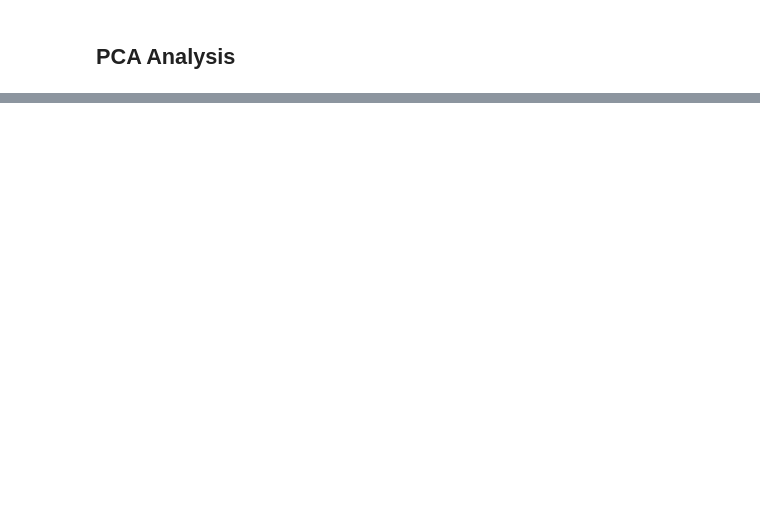
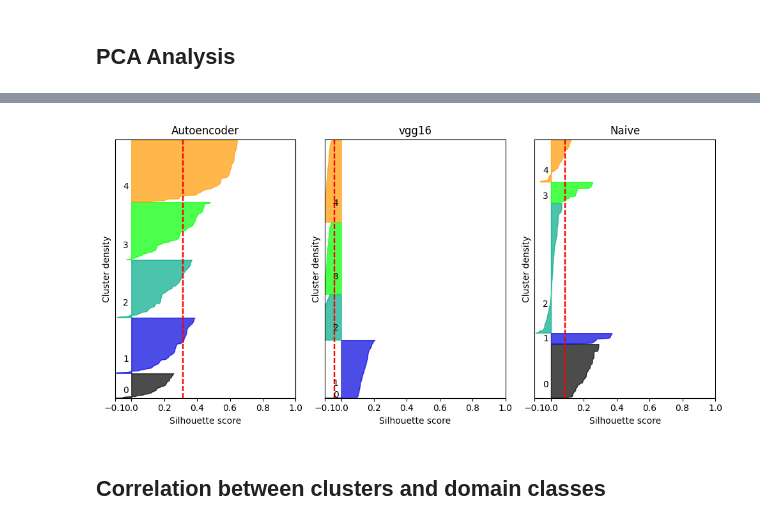
Before and after one commit to Emmanuel-mg/Unsupervised-clustering-of-proteins-using-contact-maps, a Jupyter notebook: reconstruct.ipynb, the cells around one changed output, grey strips where cells are left out. Cells and saved outputs as stored; diff of their text form; code cells hidden in the pictures; blank space fills up the shorter version.

```diff
--- a/reconstruct.ipynb
+++ b/reconstruct.ipynb
@@ -141,0 +179,46 @@ plt.show()
+# %%
+from sklearn.metrics import silhouette_score, silhouette_samples
+from matplotlib import cm
+fig, ax = plt.subplots(1,3)
+fig.set_size_inches(10, 5)
+n_clusters = 5
+for idx,j in enumerate([[encoded,cluster_des_ae, 'Autoencoder'], [v116_features,cluster_des_v116, 'vgg16'], [flatten_maps,cluster_des_flatten, 'Naive']]):
+    silhouette_sampl = silhouette_samples(j[0], j[1])
+    silhouette_scores = silhouette_score(j[0], j[1])
+    space = 0
+    y_lower = 0
+    for i in range(n_clusters):
+        # Aggregate the silhouette scores for samples belonging to cluster i, and sort them
+        ith_cluster_silhouette_values = silhouette_sampl[j[1] == i]
+        ith_cluster_silhouette_values.sort()
+        size_cluster_i = ith_cluster_silhouette_values.shape[0]
+
+        # drawing silhouettes
+        color = cm.nipy_spectral(float(i) / n_clusters)
+        ax[idx].set_ylim([-0.1, len(j[0]) + (n_clusters + 1) * space + 0.1])
+        ax[idx].set_xlim([-0.1, 1])
+        y_upper = y_lower + size_cluster_i
+        ax[idx].fill_betweenx(
+            np.arange(y_lower, y_upper),
+            0,
+            ith_cluster_silhouette_values,
+            facecolor=color,
+            edgecolor=color,
+            alpha=0.7,
+        )
+        ax[idx].axvline(silhouette_scores, color = 'red', linestyle = 'dashed')
+
+        # Label the silhouette plots with their cluster numbers at the middle
+        ax[idx].set_yticks([])  # Clear the yaxis labels / ticks
+        ax[idx].set_xticks([-0.1, 0, 0.2, 0.4, 0.6, 0.8, 1])
+        ax[idx].text(-0.05, y_lower + 0.2 * size_cluster_i, str(i))
+        ax[idx].set_xlabel('Silhouette score')
+        ax[idx].set_ylabel('Cluster density')
+        ax[idx].set_title(j[2])
+        y_lower = y_upper + space
+plt.tight_layout()
+plt.show()
+# %% [output]
+[figure, added]
+# %% [markdown]
+## Correlation between clusters and domain classes
```
Also changed, not shown: parts of 26 cells of this notebook, 7 other files.
